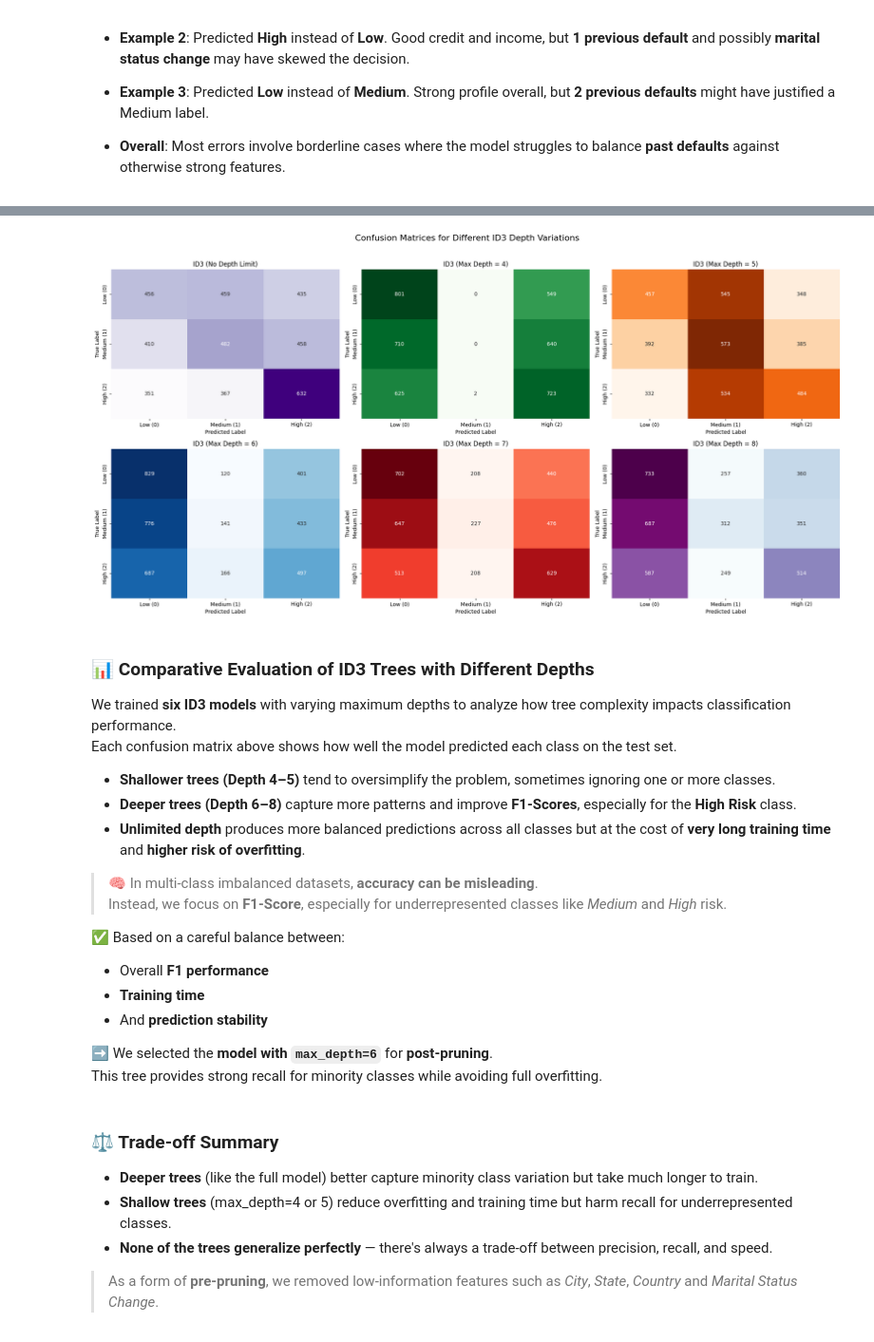
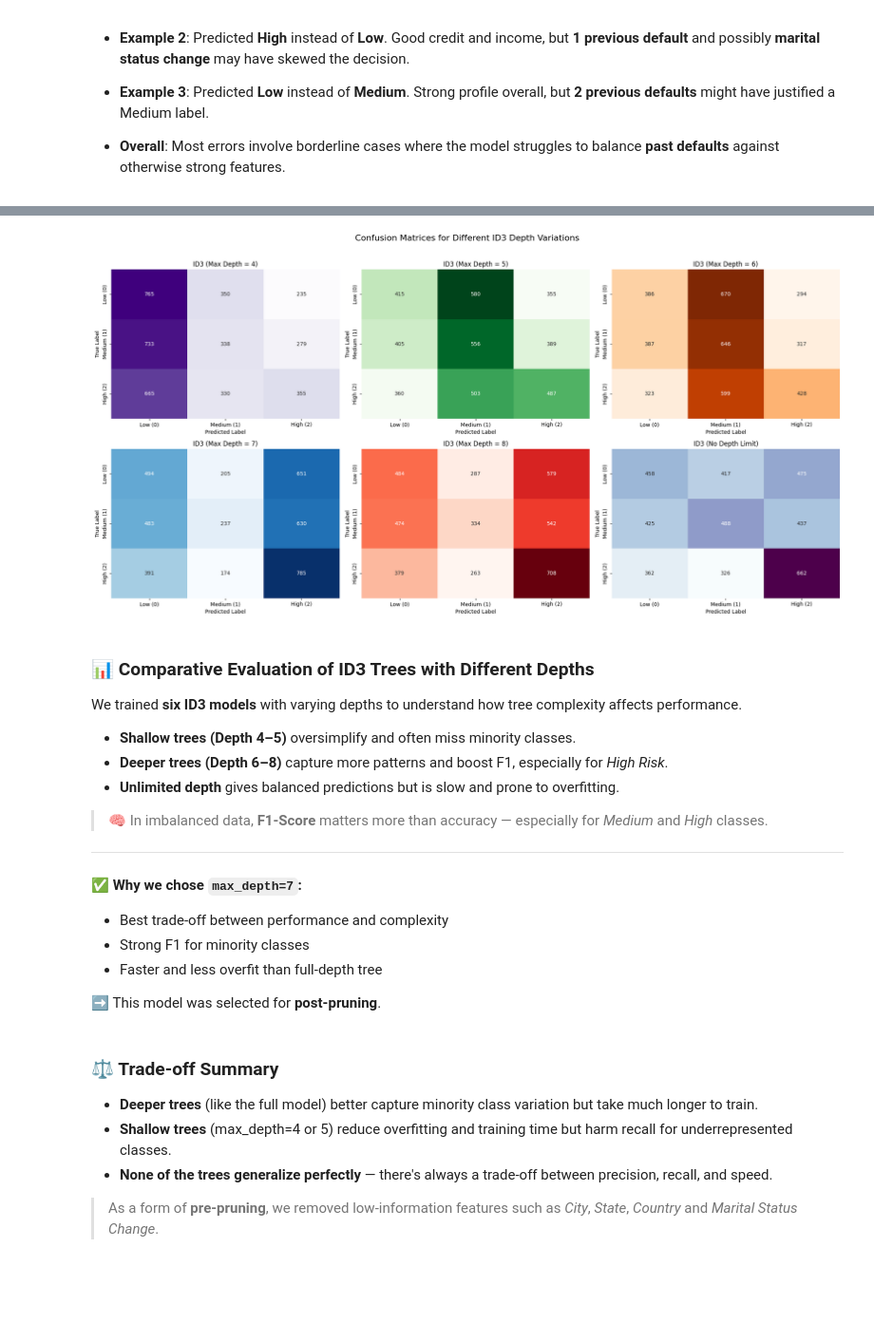
Before and after one commit to merttcetn/ML-PA2, a Jupyter notebook: assignment2.ipynb, the cells around one changed output, grey strips where cells are left out. Shown at 95% size. Cells and saved outputs as stored; diff of their text form; code cells hidden in the pictures; blank space fills up the shorter version.

```diff
--- a/assignment2.ipynb
+++ b/assignment2.ipynb
@@ -628,7 +625,6 @@ tree = id3(X_train, y_train, features, class_weights_dict, max_depth)
 # %%
 # Function to compute the accuracy of the decision tree
 def compute_metrics(y_true, y_pred, labels):
-    n_classes = len(labels)
     n_samples = len(y_true)
 
     accuracy = np.sum(np.array(y_true) == np.array(y_pred)) / n_samples
@@ -885,67 +951,67 @@ acc6, tree6 = train_and_evaluate("6. ID3 (Max Depth = 8)", X_train, y_train, fea
 # %%
 # Save predictions for all models
 y_preds = [
-    [predict(tree1, X_test.iloc[i]) for i in range(len(X_test))],
     [predict(tree2, X_test.iloc[i]) for i in range(len(X_test))],
     [predict(tree3, X_test.iloc[i]) for i in range(len(X_test))],
     [predict(tree4, X_test.iloc[i]) for i in range(len(X_test))],
     [predict(tree5, X_test.iloc[i]) for i in range(len(X_test))],
-    [predict(tree6, X_test.iloc[i]) for i in range(len(X_test))]
+    [predict(tree6, X_test.iloc[i]) for i in range(len(X_test))],
+    [predict(tree1, X_test.iloc[i]) for i in range(len(X_test))],
 ]
 
 # Labels
 labels = [0, 1, 2]
 label_names = ["Low (0)", "Medium (1)", "High (2)"]
 
 # Compute confusion matrices
 cms = [confusion_matrix(y_test, y_pred, labels=labels) for y_pred in y_preds]
 
 # Titles and color palettes
 titles = [
-    "ID3 (No Depth Limit)",
     "ID3 (Max Depth = 4)",
     "ID3 (Max Depth = 5)",
     "ID3 (Max Depth = 6)",
     "ID3 (Max Depth = 7)",
-    "ID3 (Max Depth = 8)"
+    "ID3 (Max Depth = 8)",
+    "ID3 (No Depth Limit)",
 ]
+
 palettes = ['Purples', 'Greens', 'Oranges', 'Blues', 'Reds', 'BuPu']
 
 # Plotting: 2 rows x 3 columns
 fig, axes = plt.subplots(2, 3, figsize=(20, 10))
 
 for ax, cm, title, cmap in zip(axes.flatten(), cms, titles, palettes):
     sns.heatmap(cm, annot=True, fmt="d", cmap=cmap, cbar=False,
                 xticklabels=label_names, yticklabels=label_names, ax=ax)
     ax.set_title(title, fontsize=12)
     ax.set_xlabel("Predicted Label")
     ax.set_ylabel("True Label")
 
 plt.suptitle("Confusion Matrices for Different ID3 Depth Variations", fontsize=16, y=1.02)
 plt.tight_layout()
 plt.show()
 # %% [output]
-[figure, old version]
+[figure, new version]
 # %% [markdown]
 ### **📊 Comparative Evaluation of ID3 Trees with Different Depths**
 
-We trained **six ID3 models** with varying maximum depths to analyze how tree complexity impacts classification performance.
-Each confusion matrix above shows how well the model predicted each class on the test set.
+We trained **six ID3 models** with varying depths to understand how tree complexity affects performance.
 
-- **Shallower trees (Depth 4–5)** tend to oversimplify the problem, sometimes ignoring one or more classes.
-- **Deeper trees (Depth 6–8)** capture more patterns and improve **F1-Scores**, especially for the **High Risk** class.
-- **Unlimited depth** produces more balanced predictions across all classes but at the cost of **very long training time** and **higher risk of overfitting**.
+- **Shallow trees (Depth 4–5)** oversimplify and often miss minority classes.
+- **Deeper trees (Depth 6–8)** capture more patterns and boost F1, especially for *High Risk*.
+- **Unlimited depth** gives balanced predictions but is slow and prone to overfitting.
 
-> 🧠 In multi-class imbalanced datasets, **accuracy can be misleading**.
-> Instead, we focus on **F1-Score**, especially for underrepresented classes like *Medium* and *High* risk.
+> 🧠 In imbalanced data, **F1-Score** matters more than accuracy — especially for *Medium* and *High* classes.
 
-✅ Based on a careful balance between:
-- Overall **F1 performance**
-- **Training time**
-- And **prediction stability**
+---
 
-➡️ We selected the **model with `max_depth=6`** for **post-pruning**.
-This tree provides strong recall for minority classes while avoiding full overfitting.
+#### **✅ Why we chose `max_depth=7`:**
+- Best trade-off between performance and complexity
+- Strong F1 for minority classes
+- Faster and less overfit than full-depth tree
+
+➡️ This model was selected for **post-pruning**.
 # %% [markdown]
 ### **⚖️ Trade-off Summary**
 
```
Also changed, not shown: parts of 17 cells of this notebook, 1 other file.
